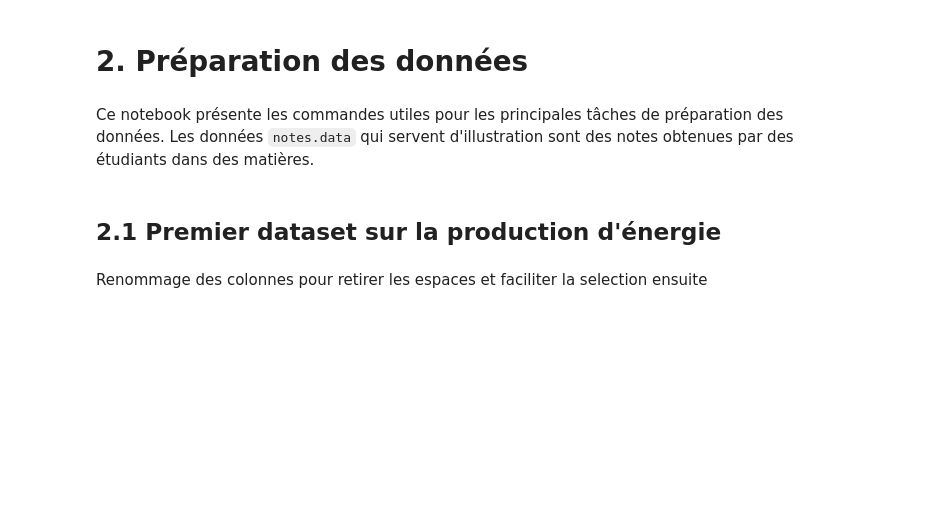
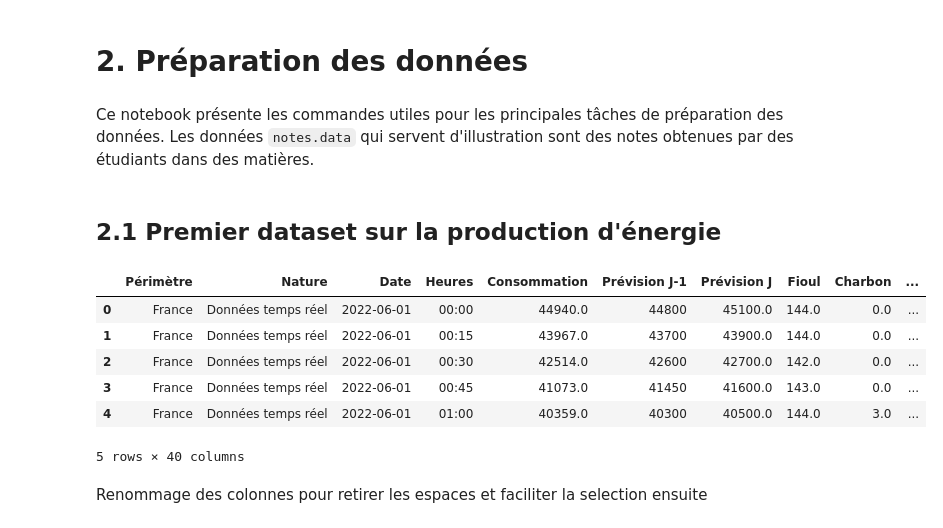
Before and after one commit to Schrodinger17/french-energy-data-analysis, a Jupyter notebook: Préparation des données.ipynb, the cells around one changed output. Cells and saved outputs as stored; diff of their text form; code cells hidden in the pictures; blank space fills up the shorter version.

```diff
--- a/Préparation des données.ipynb
+++ b/Préparation des données.ipynb
@@ -44,9 +44,19 @@ import math
 # %% [markdown]
 ## 2.1 Premier dataset sur la production d'énergie
 # %%
-df = pd.read_csv("eCO2mix_RTE_En-cours-TR.csv", sep="\t", encoding='latin-1', index_col=False)
+file_name = "eCO2mix_RTE_En-cours-TR.csv"
+
+df = pd.read_csv(file_name, sep="\t", encoding='latin-1', index_col=False)
 
 df.head()
+# %% [output]
+|  | Périmètre | Nature | Date | Heures | Consommation | Prévision J-1 | Prévision J | Fioul | Charbon | ... |
+| 0 | France | Données temps réel | 2022-06-01 | 00:00 | 44940.0 | 44800 | 45100.0 | 144.0 | 0.0 | ... |
+| 1 | France | Données temps réel | 2022-06-01 | 00:15 | 43967.0 | 43700 | 43900.0 | 144.0 | 0.0 | ... |
+| 2 | France | Données temps réel | 2022-06-01 | 00:30 | 42514.0 | 42600 | 42700.0 | 142.0 | 0.0 | ... |
+| 3 | France | Données temps réel | 2022-06-01 | 00:45 | 41073.0 | 41450 | 41600.0 | 143.0 | 0.0 | ... |
+| 4 | France | Données temps réel | 2022-06-01 | 01:00 | 40359.0 | 40300 | 40500.0 | 144.0 | 3.0 | ... |
+5 rows × 40 columns
 # %% [markdown]
 Renommage des colonnes pour retirer les espaces et faciliter la selection ensuite
 # %%
```
Also changed, not shown: parts of 23 cells of this notebook, 29 other files.
